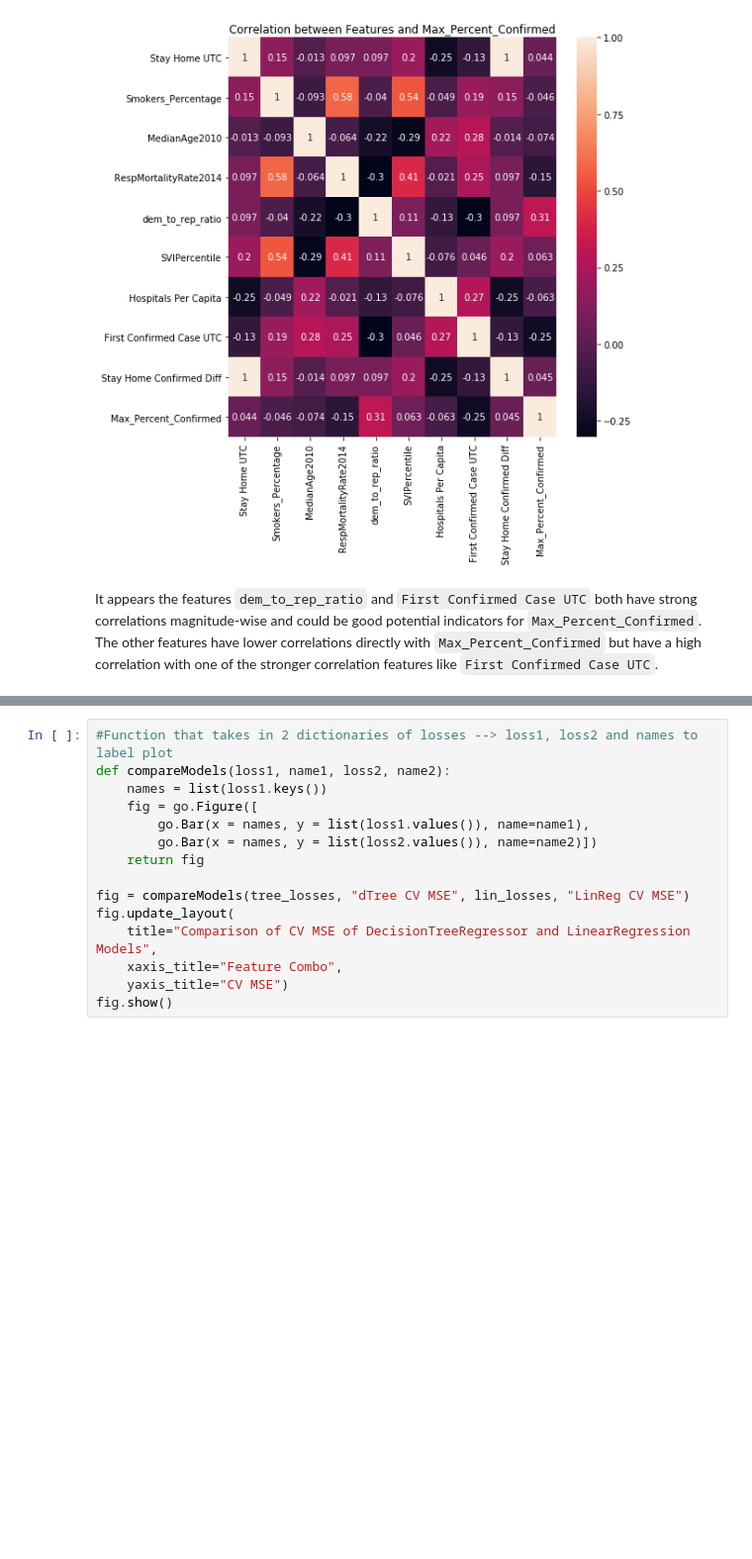
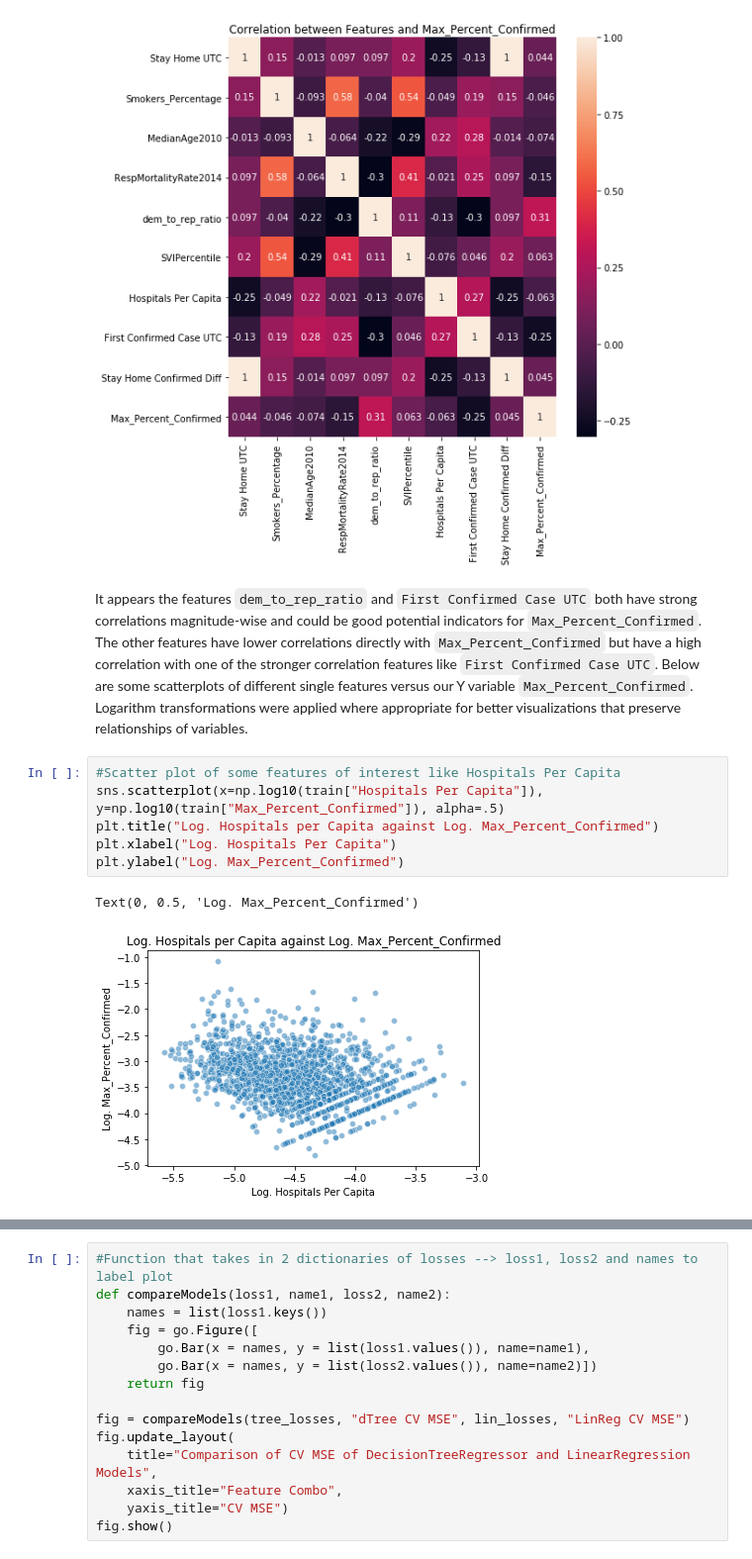
Before and after one commit to aislinliu/d100-final-proj, a Jupyter notebook: d100 final proj essentials.ipynb, the cells around one changed output, grey strips where cells are left out. Shown at 99% size. Drawn from its saved outputs; the diff is of its cells as text; blank space fills up the shorter version.

```diff
--- a/d100 final proj essentials.ipynb
+++ b/d100 final proj essentials.ipynb
@@ -204,4 +206,13 @@ plt.show()
 # %% [output]
 [figure]
 # %% [markdown]
-It appears the features `dem_to_rep_ratio` and `First Confirmed Case UTC` both have strong correlations magnitude-wise and could be good potential indicators for `Max_Percent_Confirmed`. The other features have lower correlations directly with `Max_Percent_Confirmed` but have a high correlation with one of the stronger correlation features like `First Confirmed Case UTC`.
+It appears the features `dem_to_rep_ratio` and `First Confirmed Case UTC` both have strong correlations magnitude-wise and could be good potential indicators for `Max_Percent_Confirmed`. The other features have lower correlations directly with `Max_Percent_Confirmed` but have a high correlation with one of the stronger correlation features like `First Confirmed Case UTC`. Below are some scatterplots of different single features versus our Y variable `Max_Percent_Confirmed`. Logarithm transformations were applied where appropriate for better visualizations that preserve relationships of variables.
+# %%
+#Scatter plot of some features of interest like Hospitals Per Capita
+sns.scatterplot(x=np.log10(train["Hospitals Per Capita"]), y=np.log10(train["Max_Percent_Confirmed"]), alpha=.5)
+plt.title("Log. Hospitals per Capita against Log. Max_Percent_Confirmed")
+plt.xlabel("Log. Hospitals Per Capita")
+plt.ylabel("Log. Max_Percent_Confirmed")
+# %% [output]
+Text(0, 0.5, 'Log. Max_Percent_Confirmed')
+[figure, added]
```
Also changed, not shown: parts of 31 cells of this notebook, 2 other files.
